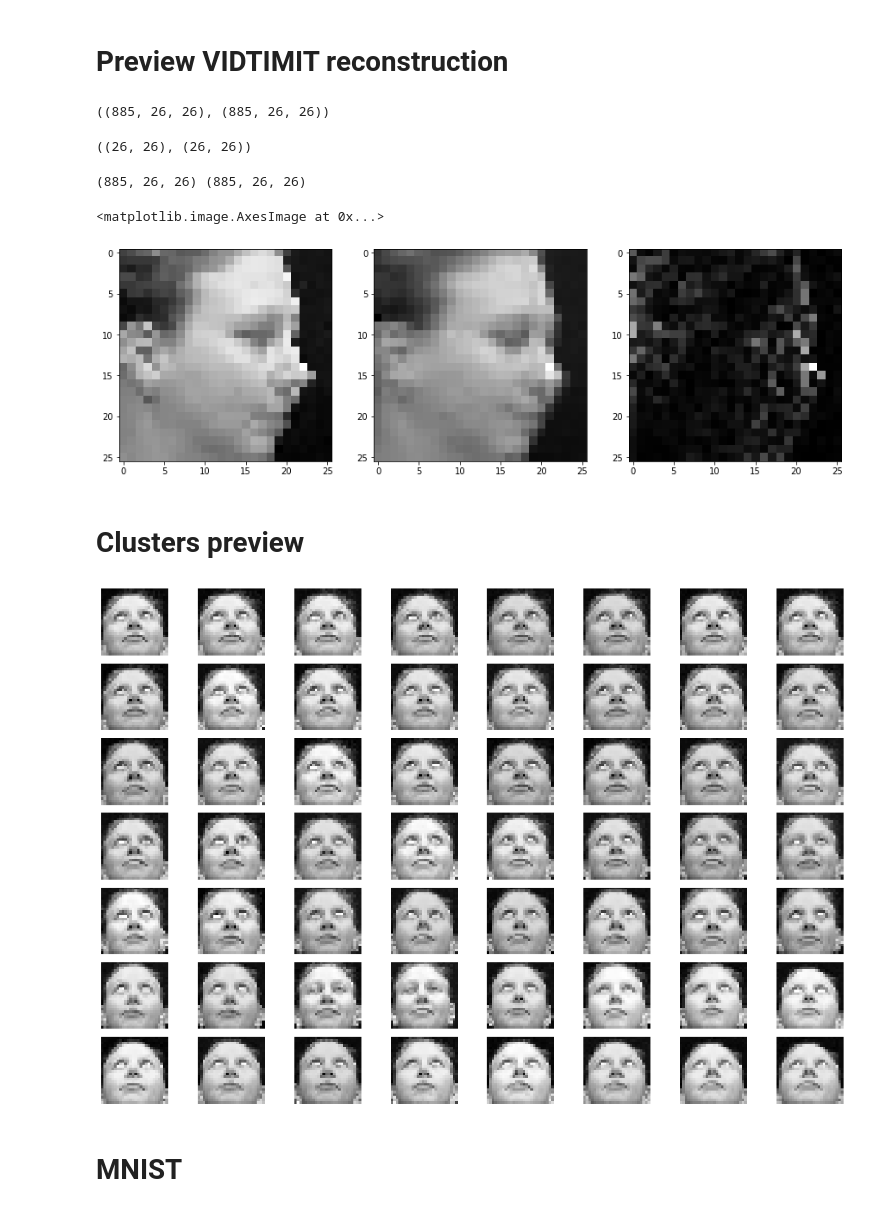
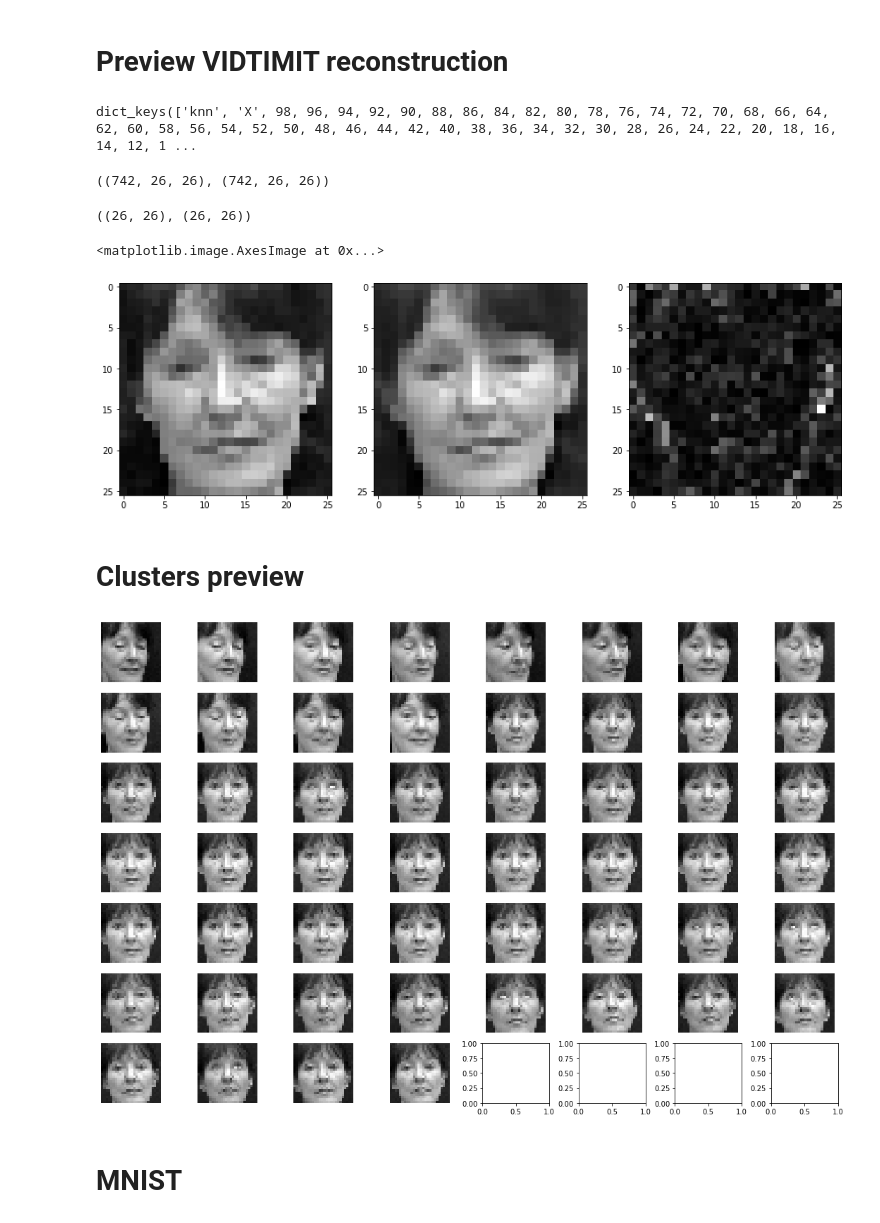
Before and after one commit to JunkyByte/ACDT, a Jupyter notebook: src/visual_saved.ipynb, the cells around one changed output. Drawn from its saved outputs; the diff is of its cells as text; code cells hidden in the pictures.

```diff
--- a/src/visual_saved.ipynb
+++ b/src/visual_saved.ipynb
@@ -99,7 +112,15 @@ TypeError: list indices must be integers or slices, not tuple
 # %% [markdown]
 # Preview VIDTIMIT reconstruction
+# %%
+subject = 0
+with open('./saved/ckpt_vidtimit_%s.pickle' % subject, 'rb') as f:
+    x = pickle.load(f)
+X = x['X']
+x.keys()
+# %% [output]
+dict_keys(['knn', 'X', 98, 96, 94, 92, 90, 88, 86, 84, 82, 80, 78, 76, 74, 72, 70, 68, 66, 64, 62, 60, 58, 56, 54, 52, 50, 48, 46, 44, 42, 40, 38, 36, 34, 32, 30, 28, 26, 24, 22, 20, 18, 16, 14, 12, 1 ...
 # %%
-k = 15 # Number of clusters in checkpoint to use for reconstruction
+k = 14 # Number of clusters in checkpoint to use for reconstruction
 proj = []
 samples = []
 
@@ -118,19 +139,17 @@ proj = np.concatenate(proj, axis=0).reshape((-1, 26, 26))
 samples = np.concatenate(samples, axis=0).reshape((-1, 26, 26))
 proj.shape, samples.shape
 # %% [output]
-((885, 26, 26), (885, 26, 26))
+((742, 26, 26), (742, 26, 26))
 # %%
 from datasets_util import load_vidtimit
-subject = 1
-X = load_vidtimit('../data/vidtimit/', subject=subject, skip_pickle=False)
-mean = np.mean(X, axis=0).reshape((26, 26))
-std = np.std(X, axis=0).reshape((26, 26))
+X_og = load_vidtimit('../data/vidtimit/', subject=subject, skip_pickle=False)
+mean = np.mean(X_og, axis=0).reshape((26, 26))
+std = np.std(X_og, axis=0).reshape((26, 26))
 mean.shape, std.shape
 # %% [output]
 ((26, 26), (26, 26))
 # %%
-ith = 500
-print(samples.shape, proj.shape)
+ith = 50
 s = samples[ith]
 p = proj[ith]
 
@@ -140,23 +159,22 @@ ax1.imshow(s * std + mean, cmap='gray')
 ax2.imshow(p * std + mean, cmap='gray')
 ax3.imshow(np.abs(p - s), cmap='gray')
 # %% [output]
-(885, 26, 26) (885, 26, 26)
+<matplotlib.image.AxesImage at 0x...>
-<matplotlib.image.AxesImage at 0x...>
-[figure, old version]
+[figure, new version]
 # %% [markdown]
 # Clusters preview
 # %%
-ith = 1
+ith = 2
 Ci = C[ith]
 fig, axs = plt.subplots(nrows=int(np.sqrt(len(Ci.indices))), ncols=int(np.sqrt(len(Ci.indices)) + 1))
 for i, ax in enumerate(axs.flat):
-    if len(Ci.X) <= i:
+    if len(Ci) <= i:
         break
     ax.axis('off')
-    s = Ci.X[i]
+    s = X[Ci.indices[i]]
     ax.imshow((s.reshape((26, 26)) * std + mean), cmap='gray')
 fig.tight_layout()
 # %% [output]
-[figure, old version]
+[figure, new version]
 # %% [markdown]
 # MNIST
```
Also changed, not shown: parts of 25 cells of this notebook, 25 other files.
